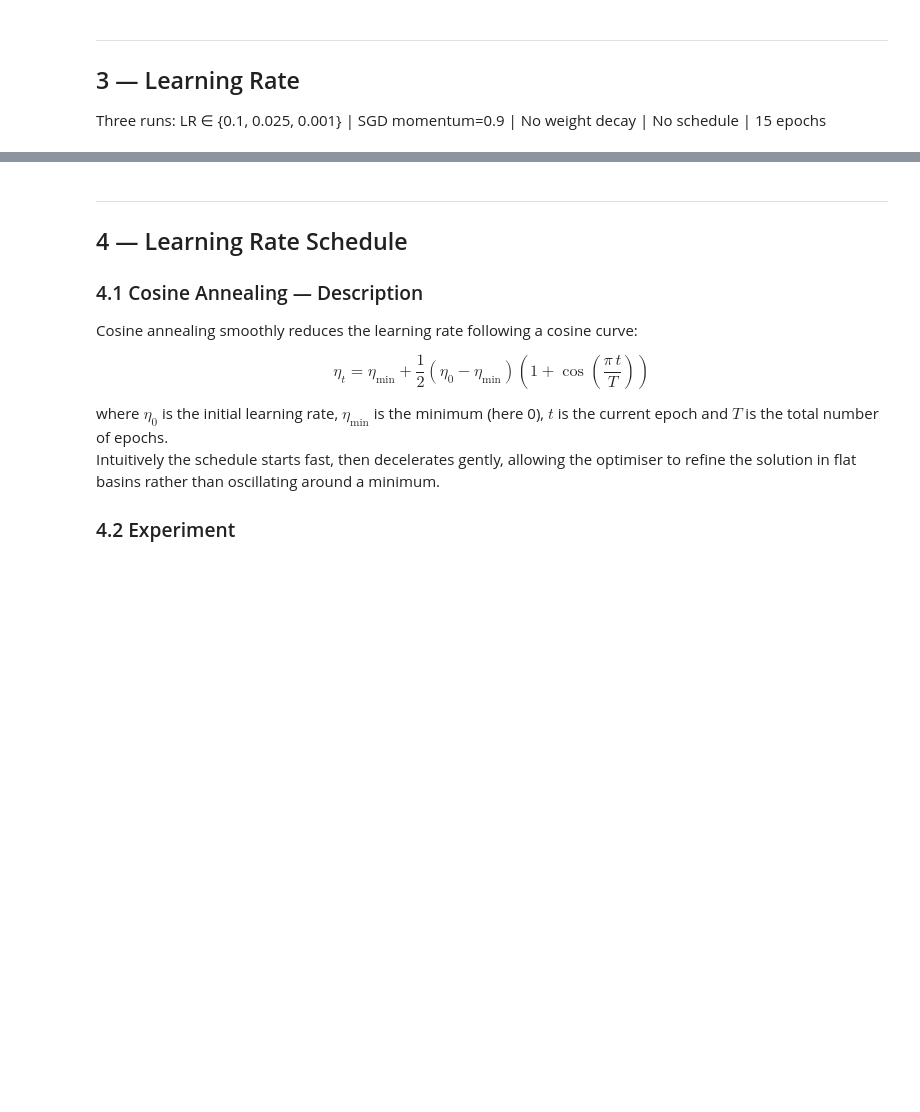
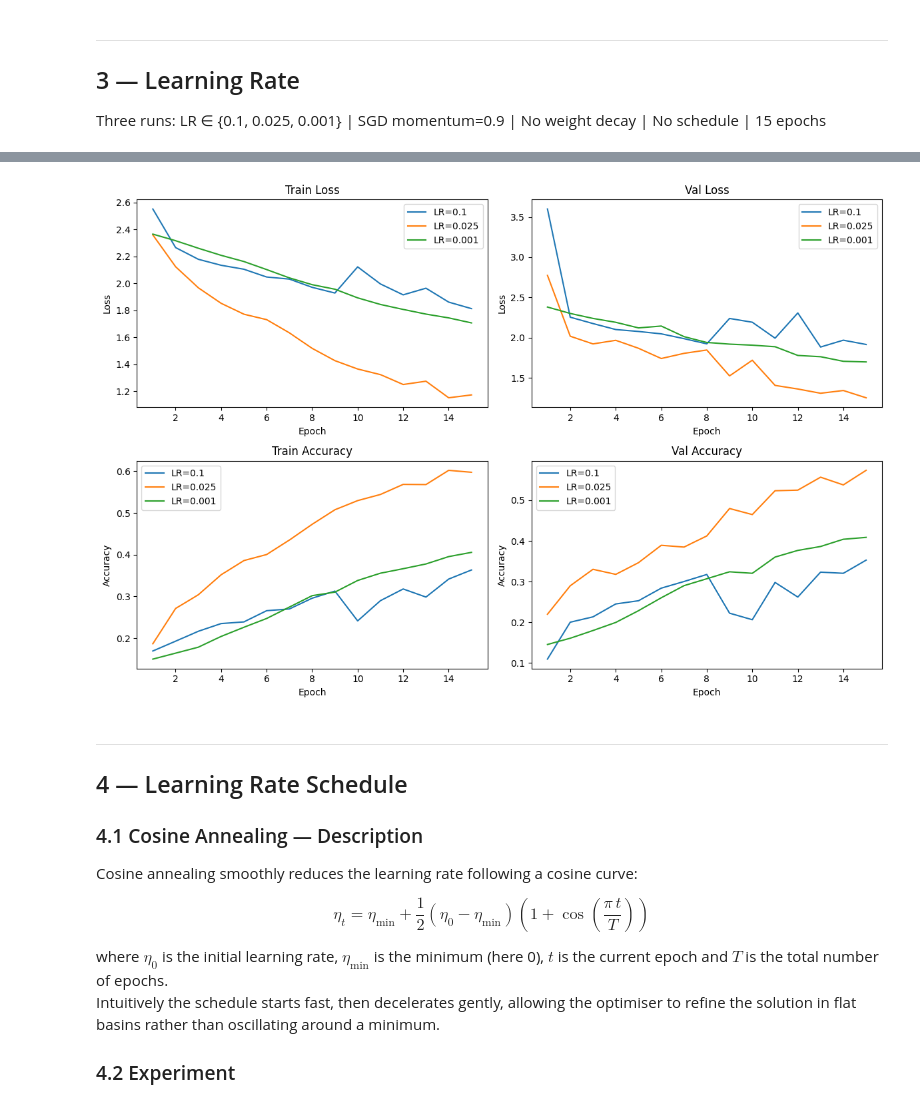
Before and after one commit to JOJOlalala/ineedfood, a Jupyter notebook: train.ipynb, the cells around one changed output, grey strips where cells are left out. Saved outputs shown, nothing was run; the diff lists cells and outputs as text; code cells hidden in the pictures; blank space fills up the shorter version.

```diff
--- a/train.ipynb
+++ b/train.ipynb
@@ -143,10 +174,10 @@ print('Transforms defined.')
 # %%
 BATCH_SIZE = 128
-NUM_WORKERS = 4
+NUM_WORKERS = 10
 
-train_dataset = ImageFolder(TRAIN_DIR, transform=TRAIN_TRANSFORM)
-val_dataset   = ImageFolder(VAL_DIR,   transform=EVAL_TRANSFORM)
-test_dataset  = ImageFolder(TEST_DIR,  transform=EVAL_TRANSFORM)
+train_dataset = Food11Dataset(TRAIN_DIR, transform=TRAIN_TRANSFORM)
+val_dataset   = Food11Dataset(VAL_DIR,   transform=EVAL_TRANSFORM)
+test_dataset  = Food11Dataset(TEST_DIR,  transform=EVAL_TRANSFORM)
 
 train_loader = DataLoader(train_dataset, batch_size=BATCH_SIZE, shuffle=True,
                           num_workers=NUM_WORKERS, pin_memory=True)
@@ -272,14 +318,23 @@ lr_histories = {}
 
 for lr in LR_CANDIDATES:
     print(f'\n──── LR = {lr} ────────────────────────────────────')
+    run = wandb.init(
+        project='ineedfood',
+        name=f'sec3-lr={lr}',
+        config={'section': 3, 'lr': lr, 'epochs': NUM_EPOCHS_LR,
+                'optimizer': 'SGD', 'momentum': 0.9, 'weight_decay': 0.0,
+                'batch_size': BATCH_SIZE, 'model': 'EfficientNet-B0'},
+    )
     model     = build_model()
     criterion = nn.CrossEntropyLoss()
     optimizer = torch.optim.SGD(model.parameters(), lr=lr, momentum=0.9,
                                 weight_decay=0.0)
     hist = run_training(model, train_loader, val_loader,
                         optimizer, criterion,
-                        num_epochs=NUM_EPOCHS_LR, tag=f'LR={lr}')
+                        num_epochs=NUM_EPOCHS_LR, tag=f'LR={lr}',
+                        wandb_run=run)
     lr_histories[lr] = hist
     report_final(hist, f'LR={lr}')
+    run.finish()
 
 print('\nSection 3 done.')
@@ -286,13 +371,34 @@ print('\nSection 3 done.')
 # %%
-plot_curves(
-    histories=[lr_histories[lr] for lr in LR_CANDIDATES],
-    labels   =[f'LR={lr}' for lr in LR_CANDIDATES],
-    title='Section 3 Learning Rate'
-)
+# plot_curves(
+#     histories=[lr_histories[lr] for lr in LR_CANDIDATES],
+#     labels   =[f'LR={lr}' for lr in LR_CANDIDATES],
+#     title='Section 3 Learning Rate'
+# )
 
-# Identify best LR by final training loss
-BEST_LR = min(LR_CANDIDATES, key=lambda lr: lr_histories[lr]['train_loss'][-1])
-print(f'Best LR (lowest training loss): {BEST_LR}')
+# ── Separate train and val plots ──────────────────────────────────────────────
+fig, axes = plt.subplots(2, 2, figsize=(12, 8))
+colors = plt.cm.tab10.colors
+
+for i, lr in enumerate(LR_CANDIDATES):
+    c = colors[i % len(colors)]
+    hist = lr_histories[lr]
+    epochs = range(1, len(hist['train_loss']) + 1)
+
+    axes[0, 0].plot(epochs, hist['train_loss'], color=c, label=f'LR={lr}')
+    axes[0, 1].plot(epochs, hist['val_loss'], color=c, label=f'LR={lr}')
+    axes[1, 0].plot(epochs, hist['train_acc'], color=c, label=f'LR={lr}')
+    axes[1, 1].plot(epochs, hist['val_acc'], color=c, label=f'LR={lr}')
+
+axes[0, 0].set_xlabel('Epoch'); axes[0, 0].set_ylabel('Loss'); axes[0, 0].set_title('Train Loss'); axes[0, 0].legend()
+axes[0, 1].set_xlabel('Epoch'); axes[0, 1].set_ylabel('Loss'); axes[0, 1].set_title('Val Loss'); axes[0, 1].legend()
+axes[1, 0].set_xlabel('Epoch'); axes[1, 0].set_ylabel('Accuracy'); axes[1, 0].set_title('Train Accuracy'); axes[1, 0].legend()
+axes[1, 1].set_xlabel('Epoch'); axes[1, 1].set_ylabel('Accuracy'); axes[1, 1].set_title('Val Accuracy'); axes[1, 1].legend()
+
+plt.tight_layout()
+plt.savefig('Section_3_Learning_Rate_Separated.png', dpi=150)
+plt.show()
+# %% [output]
+[figure, added]
 # %% [markdown]
 ---
 ## 4 — Learning Rate Schedule
```
Also changed, not shown: parts of 24 cells of this notebook, 8 other files.
